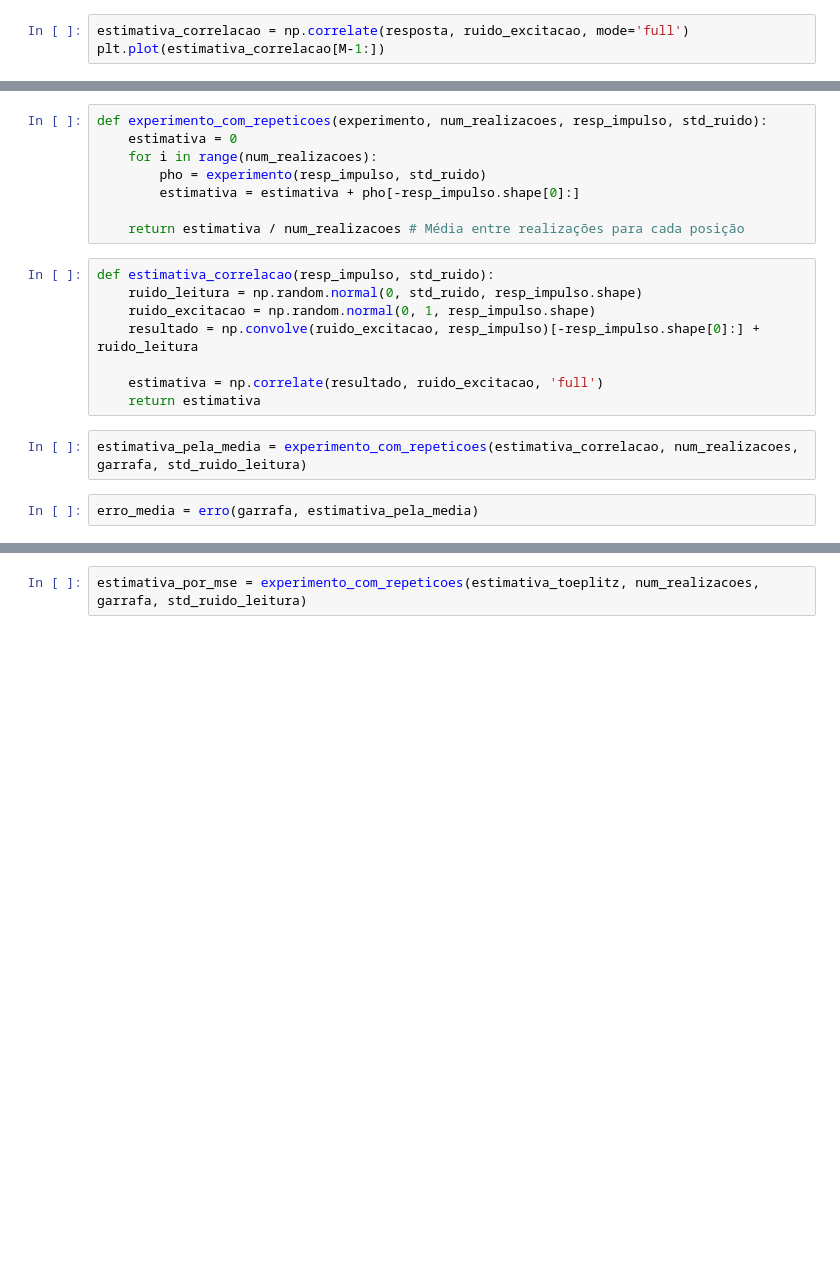
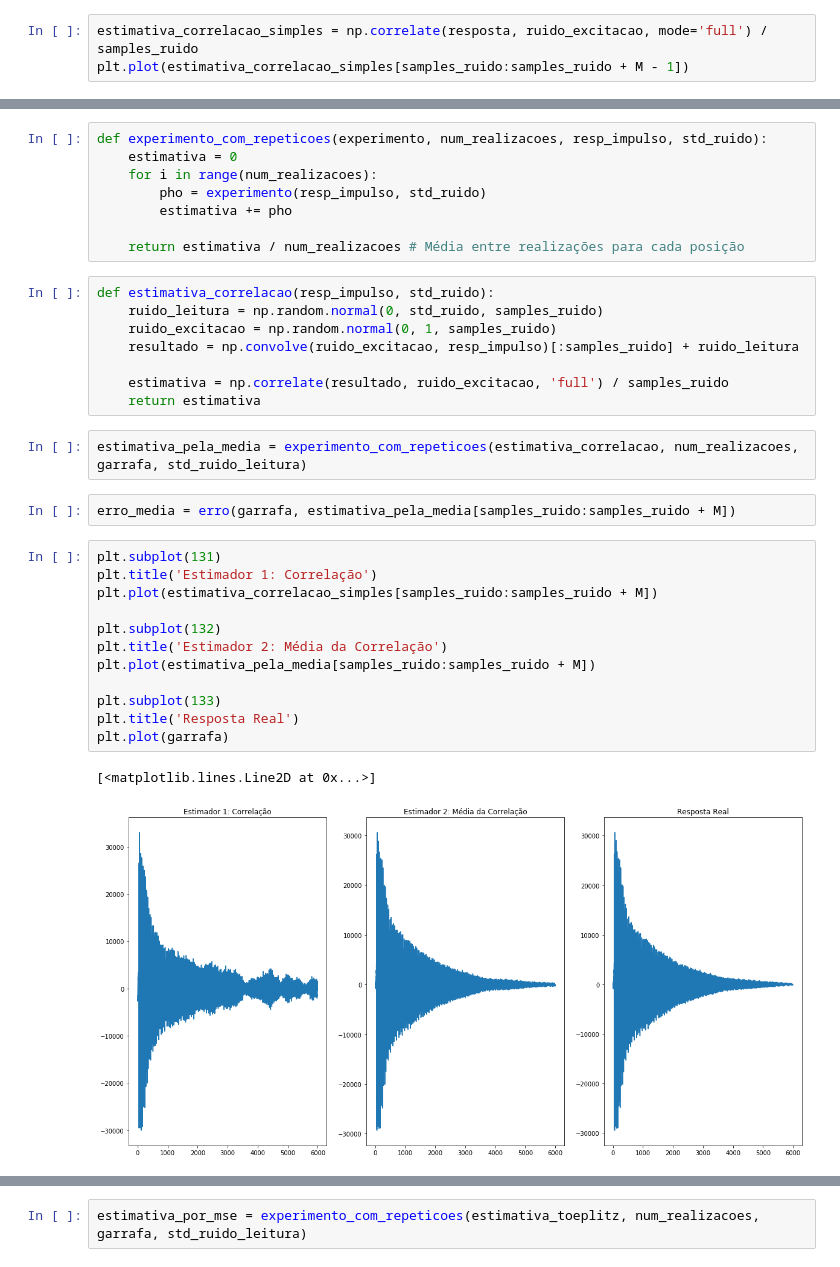
Before and after one commit to apsvieira/processos_estocasticos, a Jupyter notebook: estimacao_resposta_impulso.ipynb, the cells around one changed output, grey strips where cells are left out. Drawn from its saved outputs; the diff is of its cells as text; blank space fills up the shorter version.

```diff
--- a/estimacao_resposta_impulso.ipynb
+++ b/estimacao_resposta_impulso.ipynb
@@ -56,5 +64,5 @@ $$ \rho[k] = \frac{1}{K} \sum_{m=0}^{K} r[m]w[k-m] \approx \frac{h[k]}{K}
 # %%
-estimativa_correlacao = np.correlate(resposta, ruido_excitacao, mode='full')
-plt.plot(estimativa_correlacao[M-1:])
+estimativa_correlacao_simples = np.correlate(resposta, ruido_excitacao, mode='full') / samples_ruido
+plt.plot(estimativa_correlacao_simples[samples_ruido:samples_ruido + M - 1])
 # %% [output]
 [<matplotlib.lines.Line2D at 0x...>]
@@ -68,18 +87,33 @@ def experimento_com_repeticoes(experimento, num_realizacoes, resp_impulso, std_r
     estimativa = 0
     for i in range(num_realizacoes):
         pho = experimento(resp_impulso, std_ruido)
-        estimativa = estimativa + pho[-resp_impulso.shape[0]:]
+        estimativa += pho
 
     return estimativa / num_realizacoes # Média entre realizações para cada posição
 # %%
 def estimativa_correlacao(resp_impulso, std_ruido):
-    ruido_leitura = np.random.normal(0, std_ruido, resp_impulso.shape)
-    ruido_excitacao = np.random.normal(0, 1, resp_impulso.shape)
-    resultado = np.convolve(ruido_excitacao, resp_impulso)[-resp_impulso.shape[0]:] + ruido_leitura
+    ruido_leitura = np.random.normal(0, std_ruido, samples_ruido)
+    ruido_excitacao = np.random.normal(0, 1, samples_ruido)
+    resultado = np.convolve(ruido_excitacao, resp_impulso)[:samples_ruido] + ruido_leitura
 
-    estimativa = np.correlate(resultado, ruido_excitacao, 'full')
+    estimativa = np.correlate(resultado, ruido_excitacao, 'full') / samples_ruido
     return estimativa
 # %%
 estimativa_pela_media = experimento_com_repeticoes(estimativa_correlacao, num_realizacoes, garrafa, std_ruido_leitura)
 # %%
-erro_media = erro(garrafa, estimativa_pela_media)
+erro_media = erro(garrafa, estimativa_pela_media[samples_ruido:samples_ruido + M])
+# %%
+plt.subplot(131)
+plt.title('Estimador 1: Correlação')
+plt.plot(estimativa_correlacao_simples[samples_ruido:samples_ruido + M])
+
+plt.subplot(132)
+plt.title('Estimador 2: Média da Correlação')
+plt.plot(estimativa_pela_media[samples_ruido:samples_ruido + M])
+
+plt.subplot(133)
+plt.title('Resposta Real')
+plt.plot(garrafa)
+# %% [output]
+[<matplotlib.lines.Line2D at 0x...>]
+[figure, added]
```
Also changed, not shown: parts of 30 cells of this notebook.
